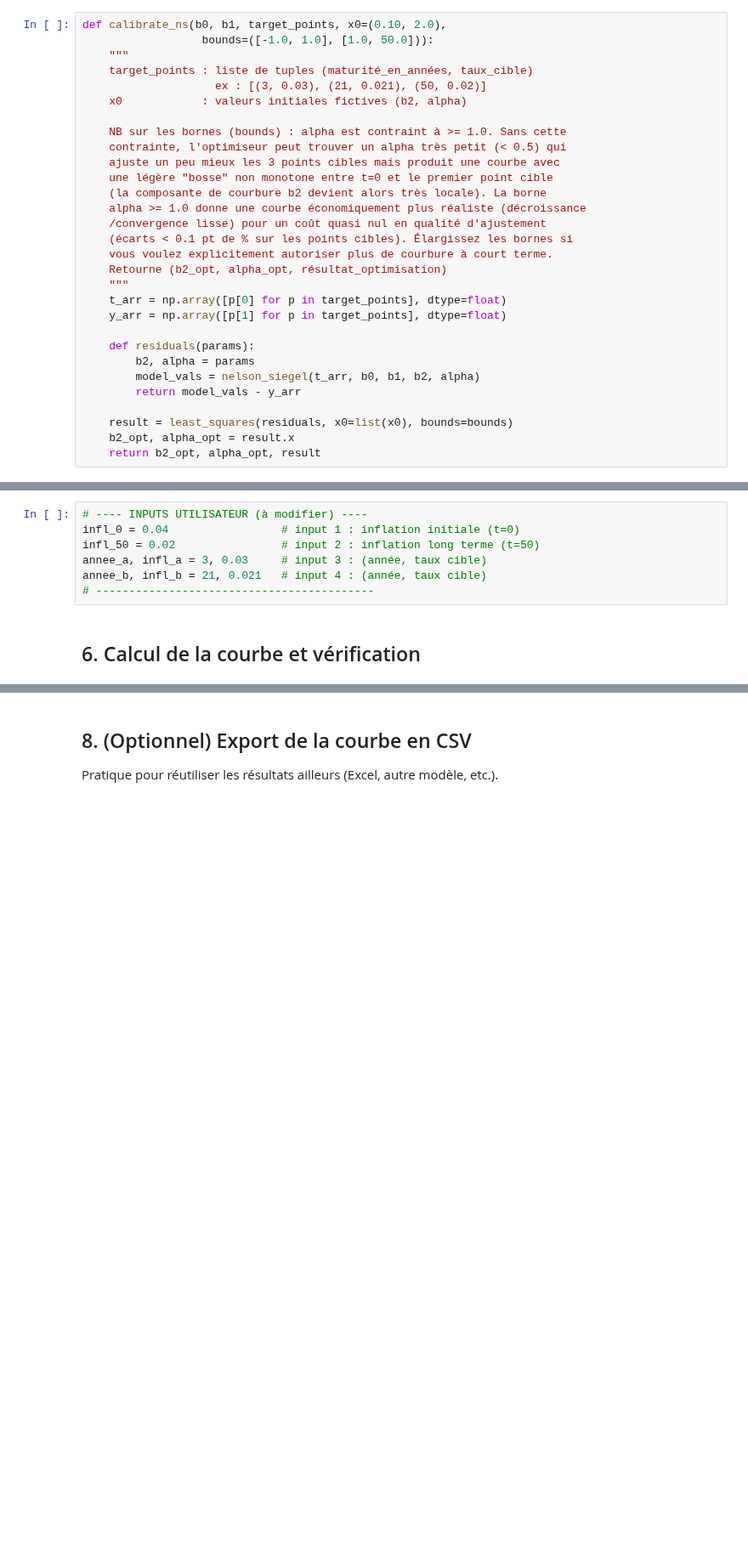
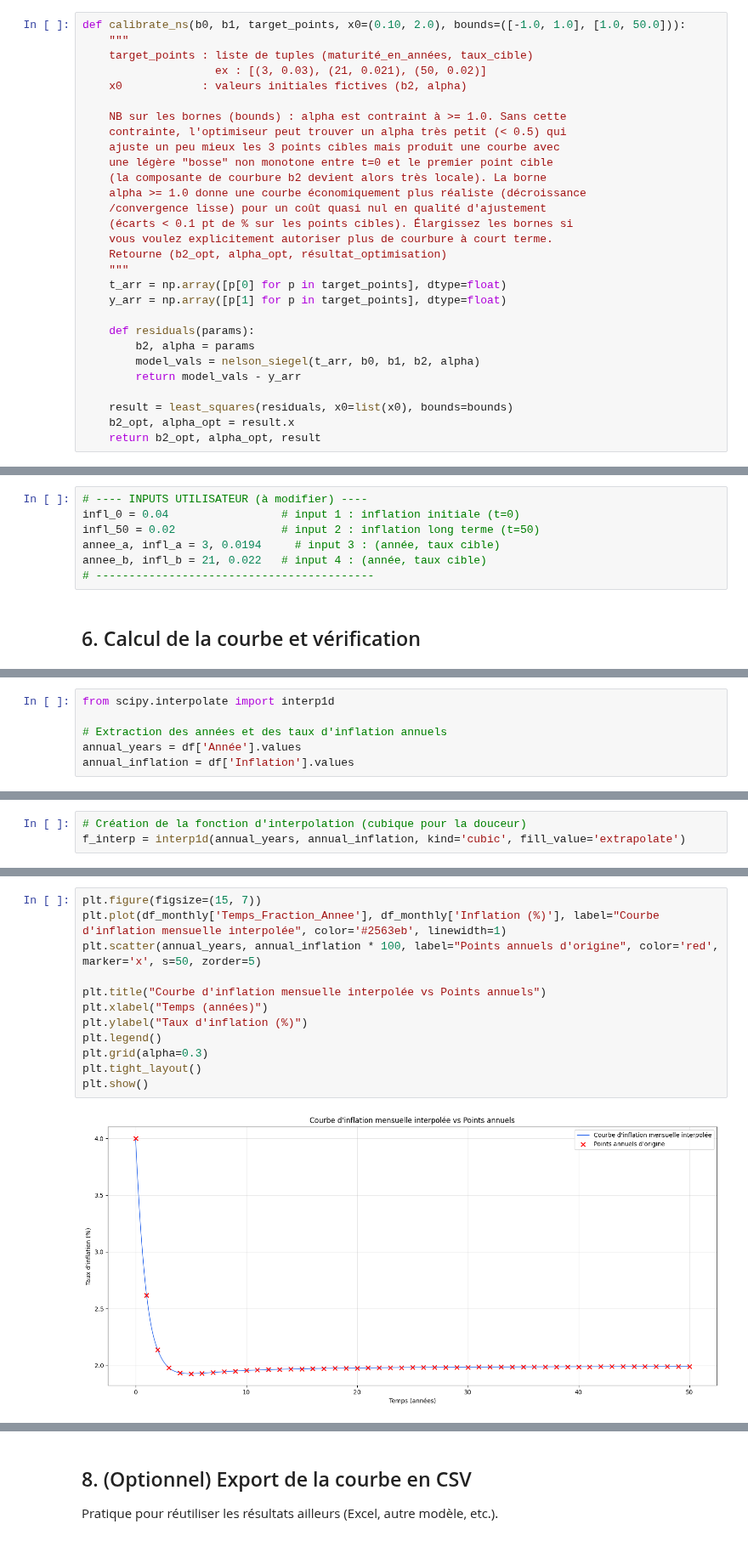
Before and after one commit to Eylz-Liu/Inflation, a Jupyter notebook: nelson_siegel_inflation.ipynb, the cells around one changed output, grey strips where cells are left out. Shown at 85% size. Saved outputs shown, nothing was run; the diff lists cells and outputs as text; blank space fills up the shorter version.

```diff
--- a/nelson_siegel_inflation.ipynb
+++ b/nelson_siegel_inflation.ipynb
@@ -45,8 +45,7 @@ def nelson_siegel(t, b0, b1, b2, alpha):
 # %% [markdown]
 ## 3. Calibration de b₂ et α par moindres carrés
 # %%
-def calibrate_ns(b0, b1, target_points, x0=(0.10, 2.0),
-                  bounds=([-1.0, 1.0], [1.0, 50.0])):
+def calibrate_ns(b0, b1, target_points, x0=(0.10, 2.0), bounds=([-1.0, 1.0], [1.0, 50.0])):
     """
     target_points : liste de tuples (maturité_en_années, taux_cible)
                     ex : [(3, 0.03), (21, 0.021), (50, 0.02)]
@@ -114,8 +113,8 @@ def build_inflation_curve(infl_0, infl_50,
 # ---- INPUTS UTILISATEUR (à modifier) ----
 infl_0 = 0.04                 # input 1 : inflation initiale (t=0)
 infl_50 = 0.02                # input 2 : inflation long terme (t=50)
-annee_a, infl_a = 3, 0.03     # input 3 : (année, taux cible)
-annee_b, infl_b = 21, 0.021   # input 4 : (année, taux cible)
+annee_a, infl_a = 3, 0.0194     # input 3 : (année, taux cible)
+annee_b, infl_b = 21, 0.022   # input 4 : (année, taux cible)
 # ------------------------------------------
 # %% [markdown]
 ## 6. Calcul de la courbe et vérification
@@ -140,0 +171,6 @@ df[["Année", "Inflation (%)"]]
+# %%
+from scipy.interpolate import interp1d
+
+# Extraction des années et des taux d'inflation annuels
+annual_years = df['Année'].values
+annual_inflation = df['Inflation'].values
@@ -140,0 +179,3 @@ df[["Année", "Inflation (%)"]]
+# %%
+# Création de la fonction d'interpolation (cubique pour la douceur)
+f_interp = interp1d(annual_years, annual_inflation, kind='cubic', fill_value='extrapolate')
@@ -141 +296,15 @@ df[["Année", "Inflation (%)"]]
+# %%
+plt.figure(figsize=(15, 7))
+plt.plot(df_monthly['Temps_Fraction_Annee'], df_monthly['Inflation (%)'], label="Courbe d'inflation mensuelle interpolée", color='#2563eb', linewidth=1)
+plt.scatter(annual_years, annual_inflation * 100, label="Points annuels d'origine", color='red', marker='x', s=50, zorder=5)
+
+plt.title("Courbe d'inflation mensuelle interpolée vs Points annuels")
+plt.xlabel("Temps (années)")
+plt.ylabel("Taux d'inflation (%)")
+plt.legend()
+plt.grid(alpha=0.3)
+plt.tight_layout()
+plt.show()
+# %% [output]
+[figure, added]
 # %% [markdown]
```
Also changed, not shown: parts of 8 cells of this notebook.
